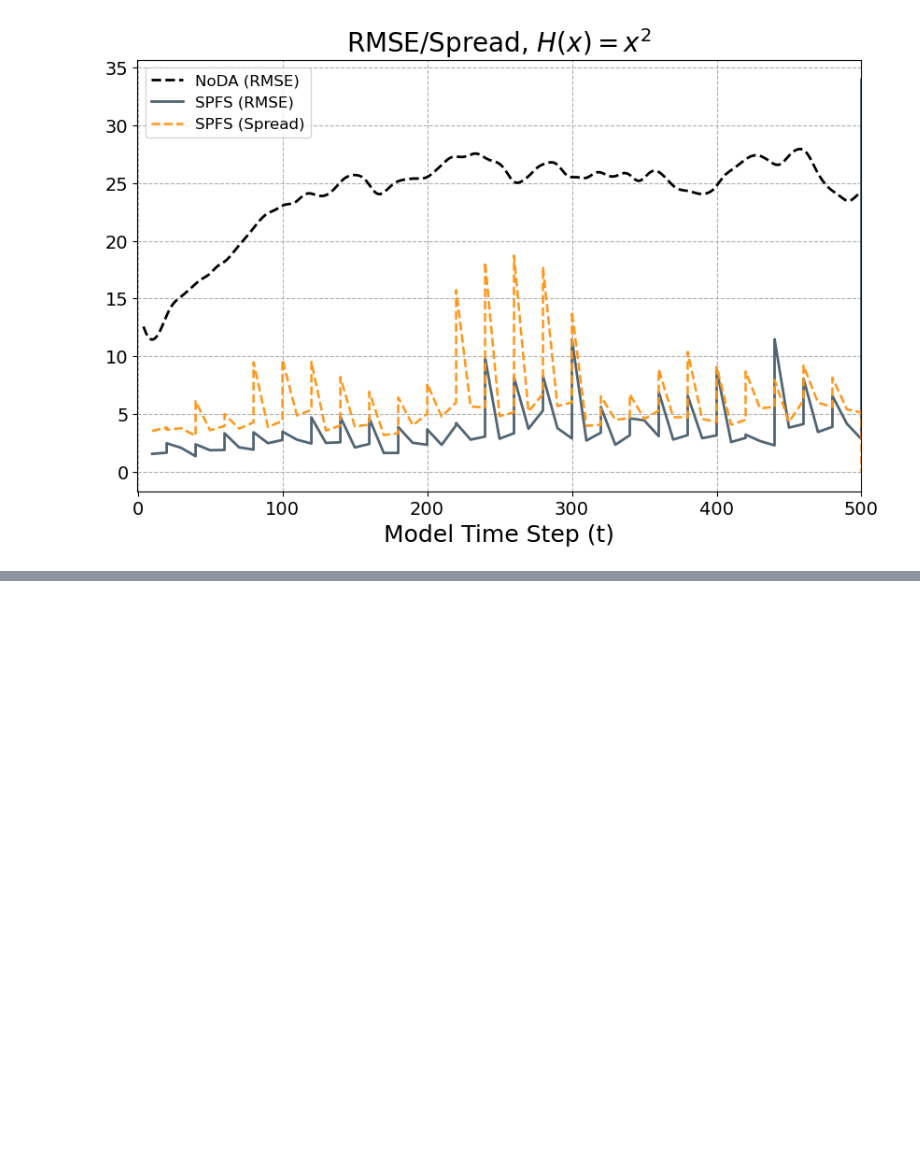
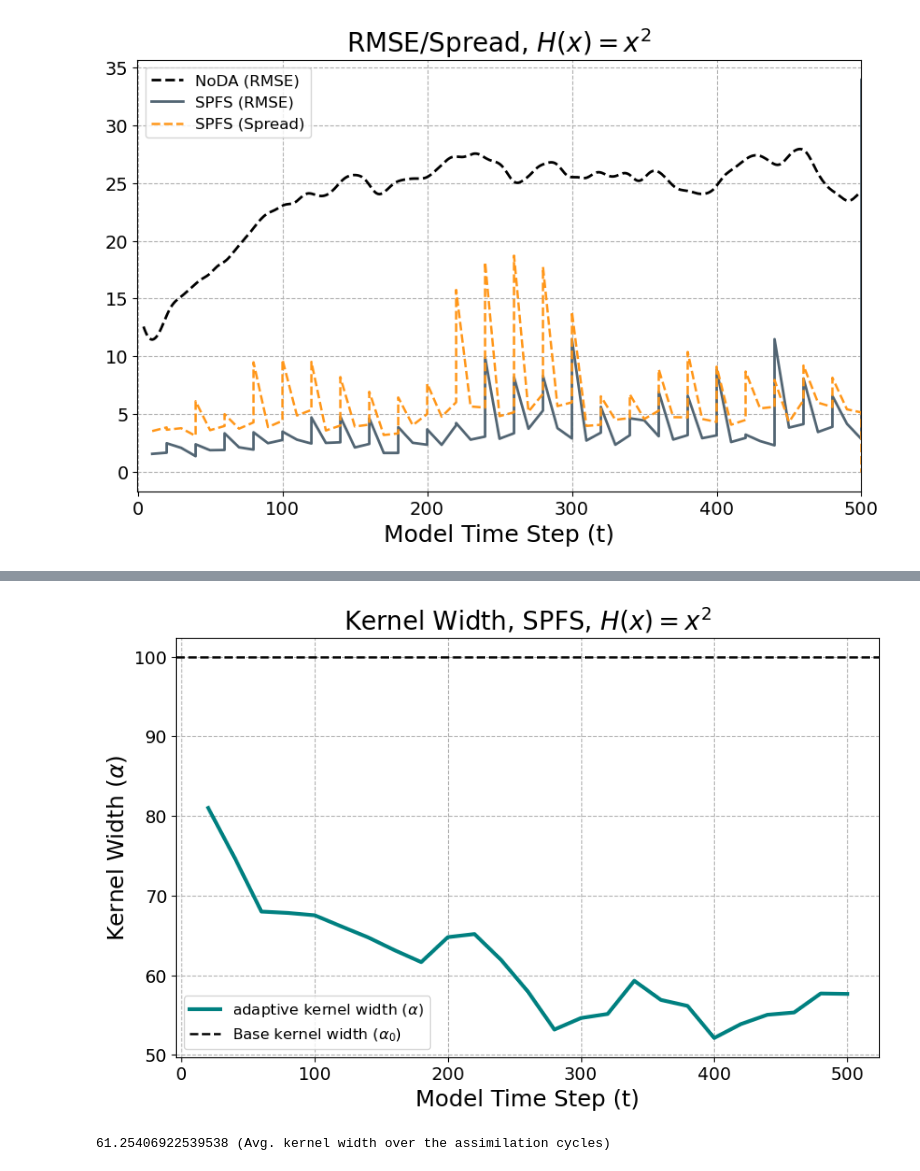
Before and after one commit to GorillaYeh1003/SPFF-SPFS, a Jupyter notebook: Lorenz96_SPFS.ipynb, the cells around one changed output, grey strips where cells are left out. Saved outputs shown, nothing was run; the diff lists cells and outputs as text; code cells hidden in the pictures; blank space fills up the shorter version.

Commit message:
Add fixed/adaptive kernel width switch for nonlinear observations for SPFS

```diff
--- a/Lorenz96_SPFS.ipynb
+++ b/Lorenz96_SPFS.ipynb
@@ -419,6 +420,7 @@ def compute_noise_fast(L_prior_cov, random_numbers, LK_T, sqrt_2):
 # %%
 iter_num = 1000     #number of iterations (150 for linear, 1000 for square)
 Assim_method = 'SPFS'
+kernel_width_type = 'adaptive'  # Please type ['fixed', 'adaptive']
 # %% [markdown]
 Run the model
 # %%
@@ -427,12 +429,15 @@ integration_time_step = 500   # total number of time steps for sequential Data A
 assim_window = 20
 
 F = 8.0 * np.ones(Nx)
-alpha = Nx    # the width of the kernel
+alpha_0 = Nx    # the base width of the kernel
 
 if obs_type == 'linear':
     ds = 0.05           # step size
 elif obs_type == 'square':
     ds = 0.0001
+
+# Number of assimilation cycles
+Number_of_smoother_cycles = int(integration_time_step/assim_window)
 
 # Initial conditions
 prior_ens_PFF = np.zeros((Nx, ensemble_size, int(integration_time_step/assim_period)+1))
@@ -452,6 +457,12 @@ posterior_x_PFS[:,:,0] = prior_ens_0.copy()
 sm_time_idx = 0
 sm_cycle_idx = 0
 
+# Set the kernel width and keep a record of the width used at each assimilation cycle
+alpha = alpha_0
+alpha_list = np.zeros((Number_of_smoother_cycles+1))
+alpha_list[0] = alpha_0
+print("The", kernel_width_type, "kernel width is used, and the base kernel width is", alpha_0)
+
 # Sequential DA for (S)PFS with 20 time-steps assimilation window
 for t in range(1, integration_time_step+1):
 # for t in range(1, integration_time_step):
@@ -469,6 +480,18 @@ for t in range(1, integration_time_step+1):
         # print("Implement PFF at time step ", t, " ...")
         print(f"Implement {Assim_method} at time step ", t, " ...")
         sm_cycle_idx = sm_cycle_idx + 1
+
+        # set the kernel width for this assimilation cycle
+        if kernel_width_type == 'fixed':
+            alpha = alpha_0
+        elif kernel_width_type == 'adaptive':
+            # adjust the base kernel width with a factor rho diagnosed from the prior ensemble at
+            # the beginning of the assimilation window (the ensemble that the SPFS updates)
+            prior_ens_abs = np.abs(prior_ens_PFF[:, :, int((t-assim_window)/assim_period)])  #(Nx,ensemble_size)
+            rho = np.square(np.std(prior_ens_abs, axis=1)/np.std(prior_ens_PFF[:, :, int((t-assim_window)/assim_period)], axis=1))  #(Nx,)
+            alpha = alpha_0*np.mean(rho)
+            print("The kernel width is ", alpha, " at time step ", t, " ...", "The mean of rho is ", np.mean(rho))
+        alpha_list[sm_cycle_idx] = alpha
 
         # run the PFF algorithm
         if Assim_method == 'PFS':
@@ -687,0 +697,23 @@ plt.show()
+# %%
+# Plot the kernel width versus the assimilation time
+plt.figure(figsize=(10, 6))
+t_assim = assim_window*np.arange(1, Number_of_smoother_cycles+1)
+plt.plot(t_assim, alpha_list[1::], linewidth=3, color='#008080', label=f'{kernel_width_type} kernel width ' + r'($\alpha$)')
+plt.axhline(alpha_0, color='k', linewidth=1.8, linestyle='--', label=r'Base kernel width ($\alpha_0$)')
+
+if obs_type == 'linear':
+    plt.title(f'Kernel Width, {Assim_method}, $H(x)=x$', fontsize=20)
+elif obs_type == 'square':
+    plt.title(f'Kernel Width, {Assim_method}, $H(x)=x^2$', fontsize=20)
+
+plt.xlabel('Model Time Step (t)', fontsize=18)
+plt.ylabel(r'Kernel Width ($\alpha$)', fontsize=18)
+plt.legend(fontsize=12, loc='best')
+plt.tick_params(labelsize=14)
+plt.grid(True, linestyle='--')
+plt.show()
+
+print(np.mean(alpha_list[1::]), '(Avg. kernel width over the assimilation cycles)')
+# %% [output]
+[figure, added]
+61.25406922539538 (Avg. kernel width over the assimilation cycles)
```
Also changed, not shown: parts of 4 cells of this notebook.
